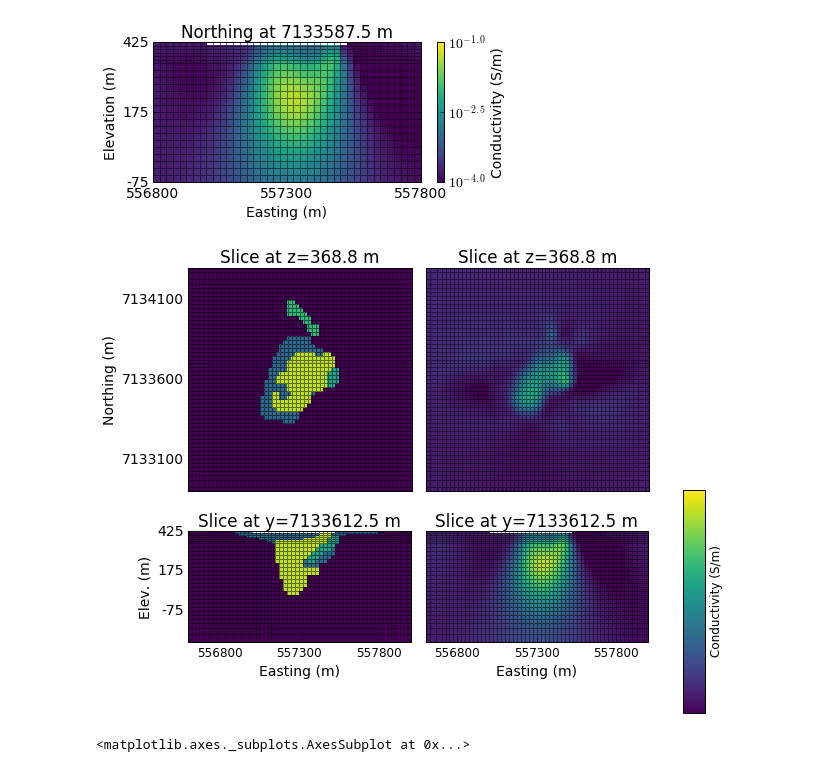
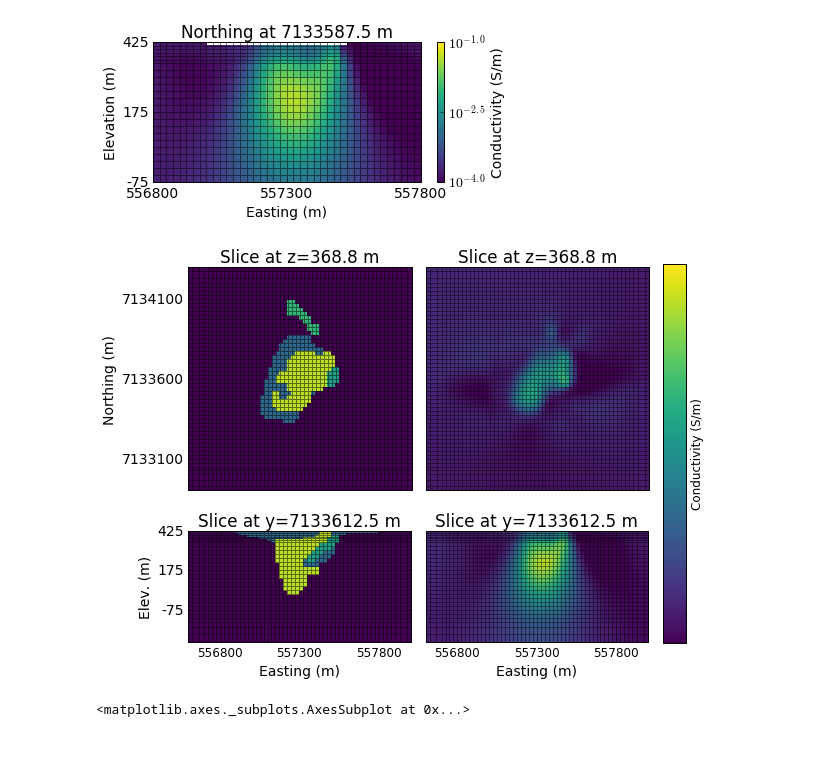
Before and after one commit to simpeg/presentations, a Jupyter notebook: SciPy2016/notebooks/DC/DCinv_Gradient_singleSrc_PosterFigs.ipynb, the cells around one changed output. Drawn from its saved outputs; the diff is of its cells as text; code cells hidden in the pictures.

```diff
--- a/SciPy2016/notebooks/DC/DCinv_Gradient_singleSrc_PosterFigs.ipynb
+++ b/SciPy2016/notebooks/DC/DCinv_Gradient_singleSrc_PosterFigs.ipynb
@@ -652,35 +652,35 @@ ax2.set_xlabel('Easting (m)')
 ax2.set_ylabel('Elev. (m)')
 
 # DC Recovered Model z-section
 ax3 = fig.add_axes([pos.x0+0.3, pos.y0,  pos.width, pos.height])
 ax3,dat3 = ax = viz(mesh, sigopt_withdepth, indz, airind, normal="Z", xc=xc,yc=yc,zc=zc, ax=ax3, cb=False)
 plt.gca().set_aspect('equal')
 ax3.set_title(("Slice at z=%.1f m")%(mesh.vectorCCz[indz]))
 ax3.xaxis.set_visible(False)
 ax3.yaxis.set_visible(False)
 ax3.set_xlim(xmin, xmax)
 ax3.set_ylim(ymin, ymax)
 
 # DC Recovered Model y-section
 ax4 = fig.add_axes([pos.x0+0.3525, pos.y0 - 0.36,  pos.width*0.725, pos.height])
 ax4, dat4 = viz(mesh, sigopt_withdepth, indy, airind,  normal="Y", xc=xc,yc=yc,zc=zc, ax=ax4, cb=False)
 plt.gca().set_aspect('equal')
 ax4.set_title(("Slice at y=%.1f m")%(mesh.vectorCCy[indy]))
 ax4.yaxis.set_visible(False)
 ax4.set_xlim(xmin, xmax)
 ax4.set_ylim(zmin, zmax)
 ax4.set_xticks(map(int, x))
 ax4.set_xticklabels(map(str, map(int, x)),size=12)
 ax4.set_xlabel('Easting (m)')
 
 pos =  ax4.get_position()
-cbarax = fig.add_axes([pos.x0+0.325 , pos.y0-0.025 ,  pos.width*0.1, pos.height])  ## the parameters are the specified position you set
+cbarax = fig.add_axes([pos.x0+0.3 , pos.y0+0.095 ,  pos.width*0.1, pos.height*1.7])  ## the parameters are the specified position you set
 cb = fig.colorbar(dat[0],cax=cbarax, orientation="vertical", ax = ax4, ticks=np.linspace(vmin,vmax, 4))
 
 cb.set_label("Conductivity (S/m)",size=12)
 # fig.savefig('MAG_RecModel.png',dpi = 200)
 # %% [output]
-[figure, old version]
+[figure, new version]
 # %%
 vizdata(preddata, src1, rx_x, rxcomponent="X", title="Predicted", figsave="./images/IxVx_pred.png", clim=(4.5e-3, 4.8e-1))
 # %% [output]
```
